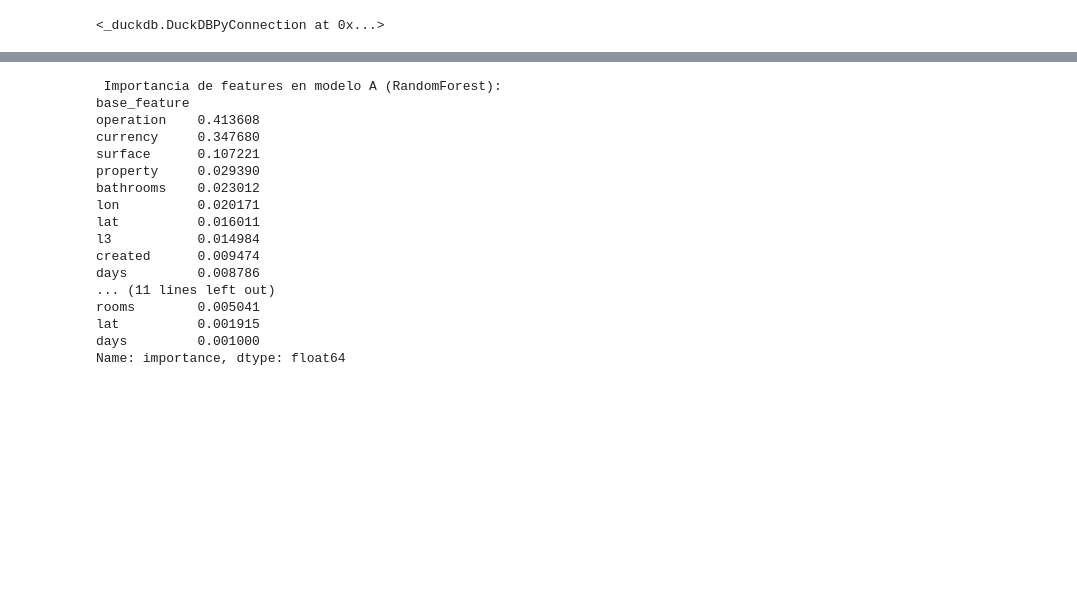
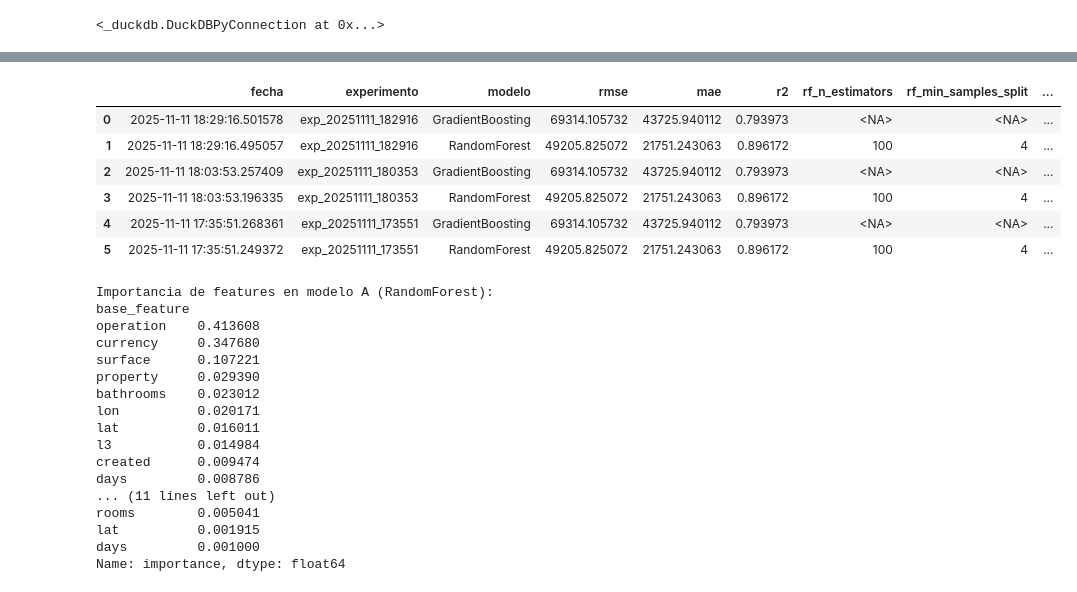
Before and after one commit to Pau-c/calculAR-propiedad, a Jupyter notebook: load_save_db.ipynb, the cells around one changed output, grey strips where cells are left out. Saved outputs shown, nothing was run; the diff lists cells and outputs as text; code cells hidden in the pictures; blank space fills up the shorter version.

```diff
--- a/load_save_db.ipynb
+++ b/load_save_db.ipynb
@@ -667,3 +819,16 @@ Entrenando modelos...
+# %%
+# chequear guardado de metricas
+con = duckdb.connect(DB_PATH)
+df = con.execute("SELECT * FROM metricas ORDER BY fecha DESC").df()
+df
+# %% [output]
+|  | fecha | experimento | modelo | rmse | mae | r2 | rf_n_estimators | rf_min_samples_split | ... |
+| 0 | 2025-11-11 18:29:16.501578 | exp_20251111_182916 | GradientBoosting | 69314.105732 | 43725.940112 | 0.793973 | <NA> | <NA> | ... |
+| 1 | 2025-11-11 18:29:16.495057 | exp_20251111_182916 | RandomForest | 49205.825072 | 21751.243063 | 0.896172 | 100 | 4 | ... |
+| 2 | 2025-11-11 18:03:53.257409 | exp_20251111_180353 | GradientBoosting | 69314.105732 | 43725.940112 | 0.793973 | <NA> | <NA> | ... |
+| 3 | 2025-11-11 18:03:53.196335 | exp_20251111_180353 | RandomForest | 49205.825072 | 21751.243063 | 0.896172 | 100 | 4 | ... |
+| 4 | 2025-11-11 17:35:51.268361 | exp_20251111_173551 | GradientBoosting | 69314.105732 | 43725.940112 | 0.793973 | <NA> | <NA> | ... |
+| 5 | 2025-11-11 17:35:51.249372 | exp_20251111_173551 | RandomForest | 49205.825072 | 21751.243063 | 0.896172 | 100 | 4 | ... |
 # %%
 # Recupera nombres de features por separado
 feature_names_rf = model_rf.named_steps["preproc"].get_feature_names_out()
```
Also changed, not shown: parts of 8 cells of this notebook.
